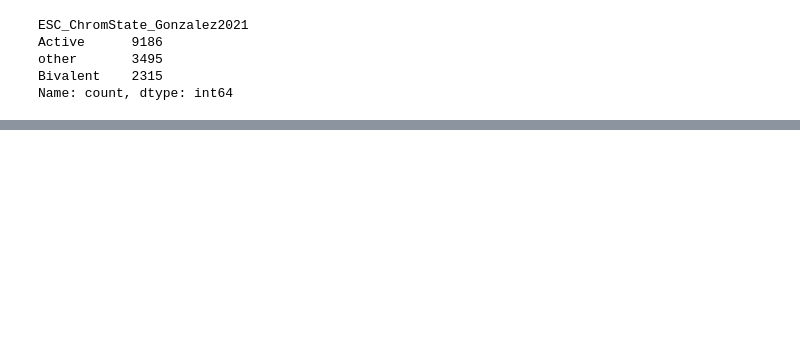
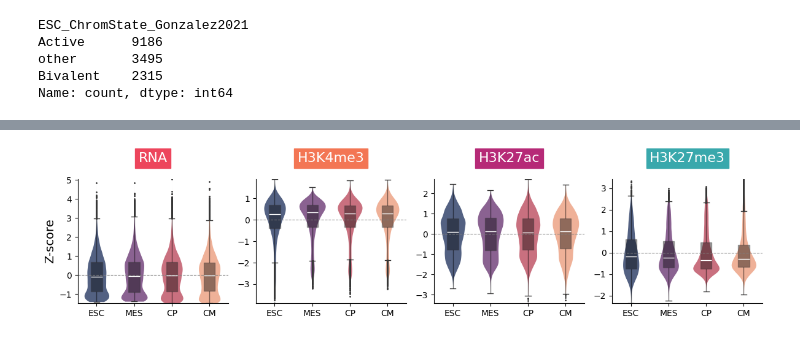
Before and after one commit to espositomario/CardioDiff-VAE-App, a Jupyter notebook: Streamlit.ipynb, the cells around one changed output, grey strips where cells are left out. Drawn from its saved outputs; the diff is of its cells as text; code cells hidden in the pictures; blank space fills up the shorter version.

```diff
--- a/Streamlit.ipynb
+++ b/Streamlit.ipynb
@@ -323,0 +454,81 @@ def plot_boxplots_clusters(df, CLUSTER_COL, FEATURE_PREFIXES, HM_COL_DICT=None,
+# %%
+import pandas as pd
+import seaborn as sns
+import matplotlib.pyplot as plt
+import math
+
+def plot_violin_box_grid(df, feature_groups, ct_list, hm_col_dict, ct_col_dict, k=None, x_lab='Value Distribution', vmin=None, vmax=None):
+    """
+    Plots violin and box plots for multiple feature groups as a grid of subplots.
+
+    Args:
+        df (pd.DataFrame): The data frame containing the data.
+        feature_groups (list of str): List of feature groups to be plotted (e.g., ['H3K4me3', 'H3K27ac']).
+        ct_list (list of str): List of cell types for grouping (e.g., ['ESC', 'MES', 'CP', 'CM']).
+        hm_col_dict (dict): Dictionary mapping feature groups to colors.
+        ct_col_dict (dict): Dictionary mapping cell types to colors.
+        k (int, optional): Cluster value to filter the DataFrame by the 'Cluster' column.
+        x_lab (str): Label for the x-axis.
+    """
+
+
+    fig, axes = plt.subplots(1, 4, figsize=(3 * 4, 3 ),)
+    axes = axes.flatten()  # Flatten for easy indexing
+
+    for i, feature_group in enumerate(feature_groups):
+        ax = axes[i]
+
+        # Filter columns specific to the feature group and the time points
+        feature_columns = [f"{feature_group}_{ct}" for ct in ct_list]
+        filtered_df = df[feature_columns].copy()
+        VMIN, VMAX = filtered_df.min().min(), filtered_df.max().max()
+        # Filter rows by cluster value if k is provided
+        if k is not None:
+            filtered_df = filtered_df[df['Cluster'] == k]
+
+        # Melt the DataFrame to long format for plotting
+        melted_df = filtered_df.melt(var_name='CT', value_name='Value')
+        melted_df['CT'] = melted_df['CT'].str.replace(f"{feature_group}_", '')
+
+        # Violin plot
+        sns.violinplot(
+            data=melted_df, x='CT', y='Value', palette=[ct_col_dict[ct] for ct in ct_list], hue='CT',
+            ax=ax, inner=None, linewidth=0, saturation=1, cut=0, alpha=0.9, density_norm='area',common_norm=True,width=0.7
+        )
+
+        # Box plot overlay
+        sns.boxplot(
+            data=melted_df, x='CT', y='Value', hue='CT',
+            ax=ax, width=0.3, palette=[ct_col_dict[ct] for ct in ct_list],
+            showcaps=True,
+            boxprops=dict(facecolor='black', alpha=0.4, linewidth=1),
+            medianprops=dict(color='white', linewidth=1),
+            whiskerprops=dict(color='black', alpha=0.5),
+            flierprops=dict(marker='.', markerfacecolor='grey', markersize=2, alpha=1)
+        )
+
+        # Customize plot
+        ax.set_title(f'{feature_group}', fontsize=16, color='white', backgroundcolor=hm_col_dict.get(feature_group, 'black'),
+                     pad=20)
+        ax.axhline(0, color='grey', linestyle='--', linewidth=0.8)  # Horizontal line at y=0
+        if i ==0:
+            ax.set_ylabel(x_lab, fontsize=14)
+        else:
+            ax.set_ylabel('')
+        ax.set_xlabel('')
+        #ax.set_xticks([])
+        ax.set_ylim(VMIN, VMAX)  # Adjust the limits as per your data range
+        #ax.arrow(len(ct_list) - 1, 0, 0.1, 0, color='black', head_width=0.1, head_length=0.2, linewidth=1)
+
+        sns.despine(ax=ax,  )
+
+
+
+    plt.tight_layout()
+    plt.show()
+
+# Example usage
+# Assuming `df` is your DataFrame containing the data and HM_LIST contains the feature groups
+plot_violin_box_grid(DATA, ['RNA','H3K4me3', 'H3K27ac', 'H3K27me3'], CT_LIST, HM_COL_DICT, CT_COL_DICT,  x_lab='Z-score')
+# %% [output]
+[figure, added]
```
Also changed, not shown: parts of 4 cells of this notebook, 1 other file.
